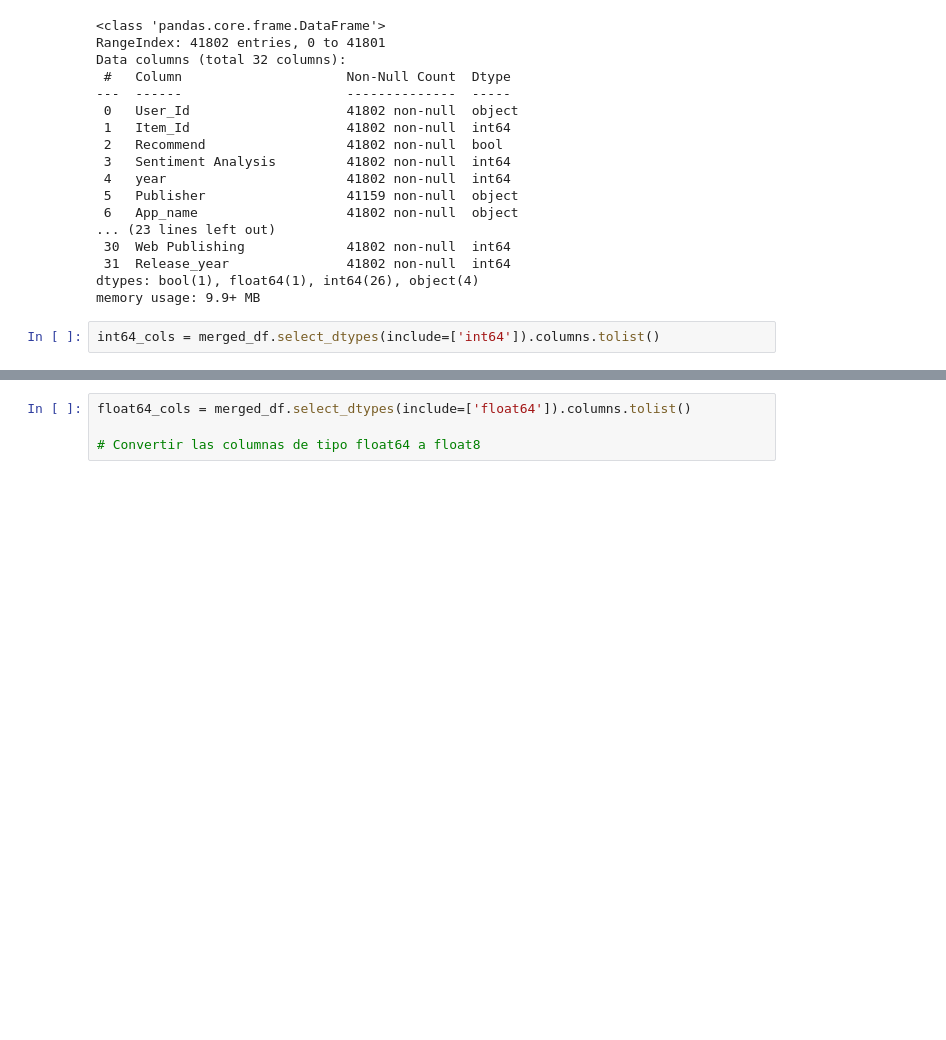
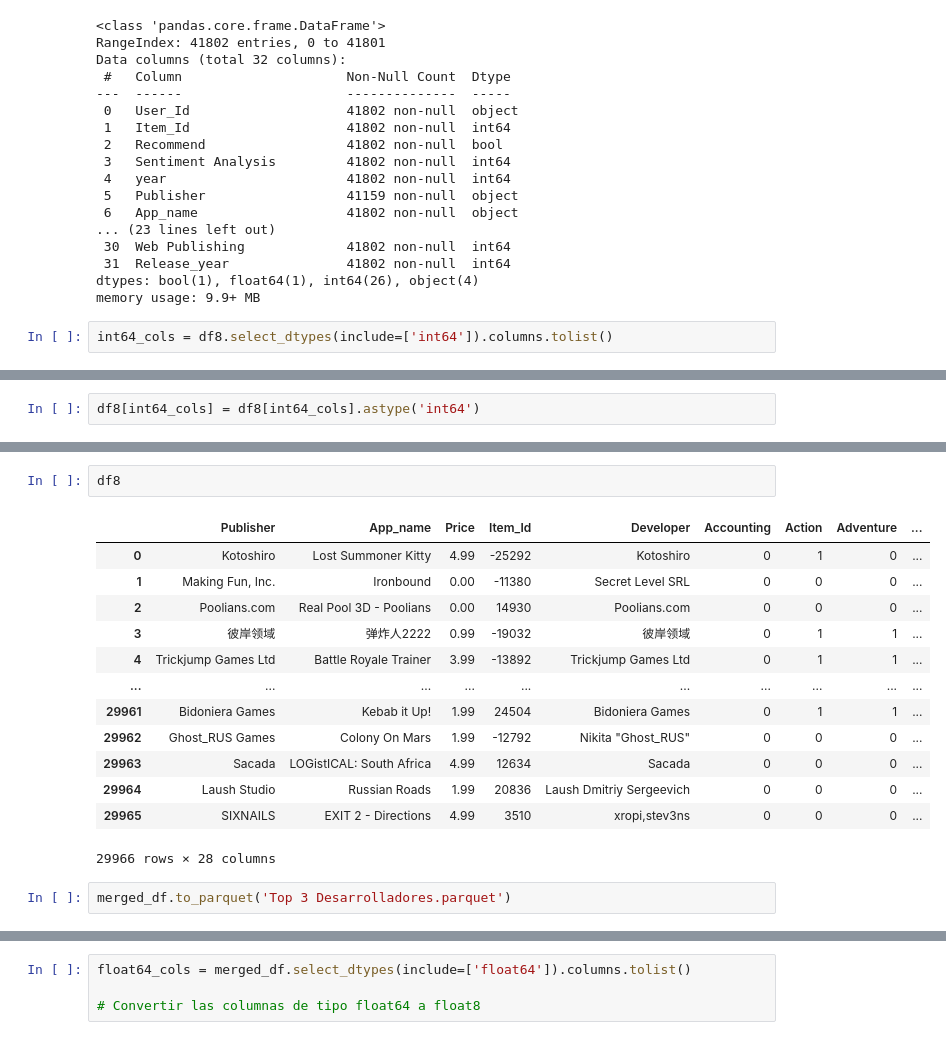
Before and after one commit to FRANCISCOMANGULO/PI-MLOps-STEAM-Francisco, a Jupyter notebook: prueba.ipynb, the cells around one changed output, grey strips where cells are left out. Cells and saved outputs as stored; diff of their text form; blank space fills up the shorter version.

```diff
--- a/prueba.ipynb
+++ b/prueba.ipynb
@@ -1021,4 +1023,4 @@ Data columns (total 32 columns):
 dtypes: bool(1), float64(1), int64(26), object(4)
 memory usage: 9.9+ MB
 # %%
-int64_cols = merged_df.select_dtypes(include=['int64']).columns.tolist()
+int64_cols = df8.select_dtypes(include=['int64']).columns.tolist()
@@ -1024,0 +1047,2 @@ int64_cols = merged_df.select_dtypes(include=['int64']).columns.tolist()
+# %%
+df8[int64_cols] = df8[int64_cols].astype('int64')
@@ -1024,0 +1069,18 @@ int64_cols = merged_df.select_dtypes(include=['int64']).columns.tolist()
+# %%
+df8
+# %% [output]
+|  | Publisher | App_name | Price | Item_Id | Developer | Accounting | Action | Adventure | ... |
+| 0 | Kotoshiro | Lost Summoner Kitty | 4.99 | -25292 | Kotoshiro | 0 | 1 | 0 | ... |
+| 1 | Making Fun, Inc. | Ironbound | 0.00 | -11380 | Secret Level SRL | 0 | 0 | 0 | ... |
+| 2 | Poolians.com | Real Pool 3D - Poolians | 0.00 | 14930 | Poolians.com | 0 | 0 | 0 | ... |
+| 3 | 彼岸领域 | 弹炸人2222 | 0.99 | -19032 | 彼岸领域 | 0 | 1 | 1 | ... |
+| 4 | Trickjump Games Ltd | Battle Royale Trainer | 3.99 | -13892 | Trickjump Games Ltd | 0 | 1 | 1 | ... |
+| ... | ... | ... | ... | ... | ... | ... | ... | ... | ... |
+| 29961 | Bidoniera Games | Kebab it Up! | 1.99 | 24504 | Bidoniera Games | 0 | 1 | 1 | ... |
+| 29962 | Ghost_RUS Games | Colony On Mars | 1.99 | -12792 | Nikita "Ghost_RUS" | 0 | 0 | 0 | ... |
+| 29963 | Sacada | LOGistICAL: South Africa | 4.99 | 12634 | Sacada | 0 | 0 | 0 | ... |
+| 29964 | Laush Studio | Russian Roads | 1.99 | 20836 | Laush Dmitriy Sergeevich | 0 | 0 | 0 | ... |
+| 29965 | SIXNAILS | EXIT 2 - Directions | 4.99 | 3510 | xropi,stev3ns | 0 | 0 | 0 | ... |
+29966 rows × 28 columns
+# %%
+merged_df.to_parquet('Top 3 Desarrolladores.parquet')
```
Also changed, not shown: parts of 38 cells of this notebook, 13 other files.
